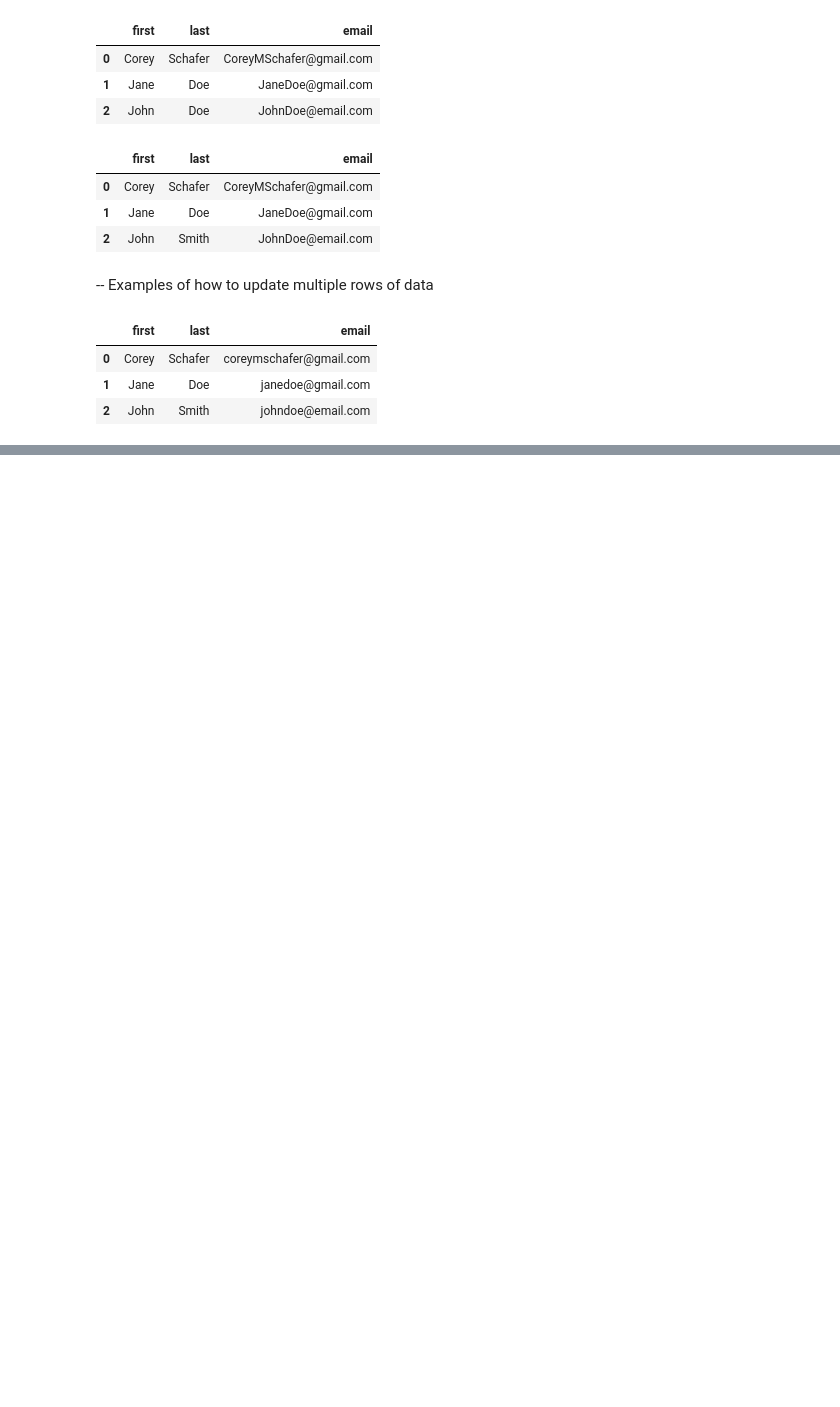
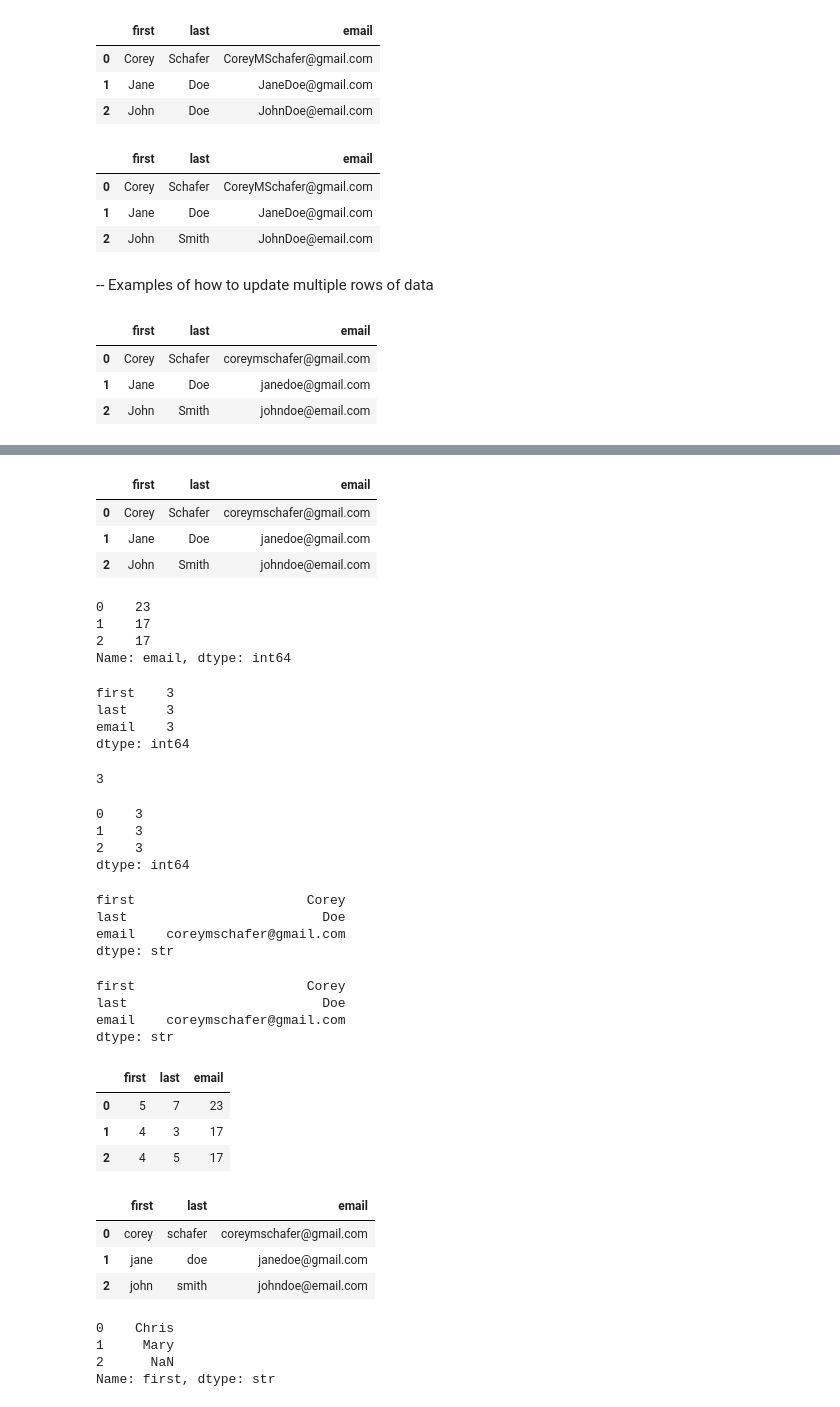
Before and after one commit to rafaelsouzakat/data-analyst-journey, a Jupyter notebook: python-pandas/lesson-05/05-snippets-notebook.ipynb, the cells around one changed output, grey strips where cells are left out. Cells and saved outputs as stored; diff of their text form; code cells hidden in the pictures; blank space fills up the shorter version.

Commit message:
add updating rows and columns practice

```diff
--- a/python-pandas/lesson-05/05-snippets-notebook.ipynb
+++ b/python-pandas/lesson-05/05-snippets-notebook.ipynb
@@ -136,0 +175,72 @@ df
+# %%
+df['email'] = df['email'].apply(lambda x: x.lower())
+df
+# %% [output]
+|  | first | last | email |
+| 0 | Corey | Schafer | coreymschafer@gmail.com |
+| 1 | Jane | Doe | janedoe@gmail.com |
+| 2 | John | Smith | johndoe@email.com |
+# %%
+# using apply with a dataframe
+df['email'].apply(len)
+# %% [output]
+0    23
+1    17
+2    17
+Name: email, dtype: int64
+# %%
+df.apply(len)
+# this will return the number of rows in each column
+# %% [output]
+first    3
+last     3
+email    3
+dtype: int64
+# %%
+len(df['email'])  # this will return the number of rows in the email column
+# %% [output]
+3
+# %%
+df.apply(len, axis='columns')  # this will return the number of columns in each row
+# %% [output]
+0    3
+1    3
+2    3
+dtype: int64
+# %%
+df.apply(pd.Series.min)  # this will return the minimum value (in alphabetical order) in each column
+# %% [output]
+first                      Corey
+last                         Doe
+email    coreymschafer@gmail.com
+dtype: str
+# %%
+df.apply(lambda x: x.min()) # this will give us the same result as the previous example
+# %% [output]
+first                      Corey
+last                         Doe
+email    coreymschafer@gmail.com
+dtype: str
+# %%
+# this is map, applymap doesn't work
+df.map(len)
+# %% [output]
+|  | first | last | email |
+| 0 | 5 | 7 | 23 |
+| 1 | 4 | 3 | 17 |
+| 2 | 4 | 5 | 17 |
+# %%
+df.map(str.lower)
+# %% [output]
+|  | first | last | email |
+| 0 | corey | schafer | coreymschafer@gmail.com |
+| 1 | jane | doe | janedoe@gmail.com |
+| 2 | john | smith | johndoe@email.com |
+# %%
+df['first'].map({'Corey': 'Chris', 'Jane': 'Mary'})  # this will return a series with the first names replaced according to the dictionary
+# this will replace the name 'John' with NaN because it is not in the dictionary
+# %% [output]
+0    Chris
+1     Mary
+2      NaN
+Name: first, dtype: str
```
Also changed, not shown: parts of 10 cells of this notebook, 1 other file.
